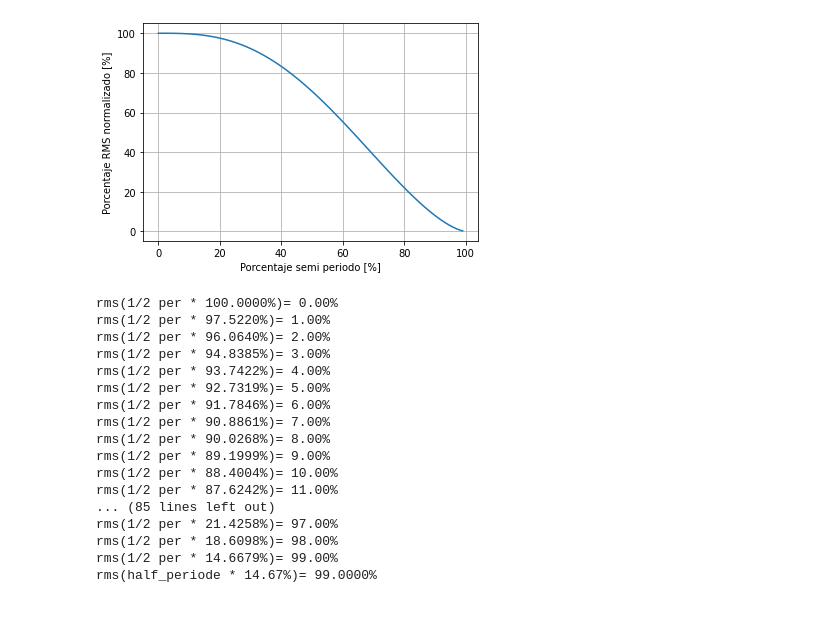
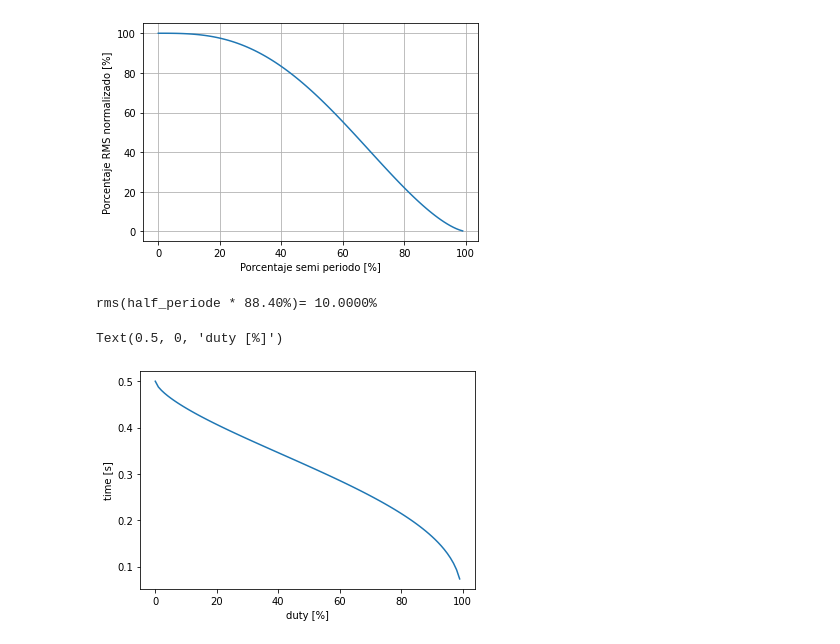
Before and after one commit to barreiroleo/dimmer-rms-calc, a Jupyter notebook: rms_vs_tinterrupt.ipynb, the cells around one changed output. Cells and saved outputs as stored; diff of their text form; code cells hidden in the pictures; blank space fills up the shorter version.

```diff
--- a/rms_vs_tinterrupt.ipynb
+++ b/rms_vs_tinterrupt.ipynb
@@ -28,28 +28,27 @@ plot()
 from scipy.optimize import newton, bisect
 root = bisect(function, 0, 100, args=(0.10))
 
-for i in range(100):
-    root = bisect(function, 0, 100.0, args=(i / 100))
-    print("rms({:.4f}%)= {:.2f}%".format(root, function(root) * 100))
+# for i in range(100):
+#     root = bisect(function, 0, 100.0, args=(i / 100))
+#     print("rms({:.4f}%)= {:.2f}%".format(root, function(root) * 100))
 
 
 print("rms(half_periode * {:.2f}%)= {:.4f}%".
       format(root, function(root) * 100))
 # %% [output]
-rms(1/2 per * 100.0000%)= 0.00%
-rms(1/2 per * 97.5220%)= 1.00%
-rms(1/2 per * 96.0640%)= 2.00%
-rms(1/2 per * 94.8385%)= 3.00%
-rms(1/2 per * 93.7422%)= 4.00%
-rms(1/2 per * 92.7319%)= 5.00%
-rms(1/2 per * 91.7846%)= 6.00%
-rms(1/2 per * 90.8861%)= 7.00%
-rms(1/2 per * 90.0268%)= 8.00%
-rms(1/2 per * 89.1999%)= 9.00%
-rms(1/2 per * 88.4004%)= 10.00%
-rms(1/2 per * 87.6242%)= 11.00%
-... (85 lines left out)
-rms(1/2 per * 21.4258%)= 97.00%
-rms(1/2 per * 18.6098%)= 98.00%
-rms(1/2 per * 14.6679%)= 99.00%
-rms(half_periode * 14.67%)= 99.0000%
+rms(half_periode * 88.40%)= 10.0000%
+# %%
+from dimmer import Dimmer
+import matplotlib.pyplot as plt
+import numpy as np
+
+dimmer = Dimmer(frec=1, amp=1)
+
+duty_series = np.arange(0, 100, 1)
+rms_series = [dimmer.solve_tint_for_duty(duty) for duty in duty_series]
+plt.plot(duty_series, rms_series)
+plt.ylabel("time [s]")
+plt.xlabel("duty [%]")
+# %% [output]
+Text(0.5, 0, 'duty [%]')
+[figure, added]
```
Also changed, not shown: 4 other files.
